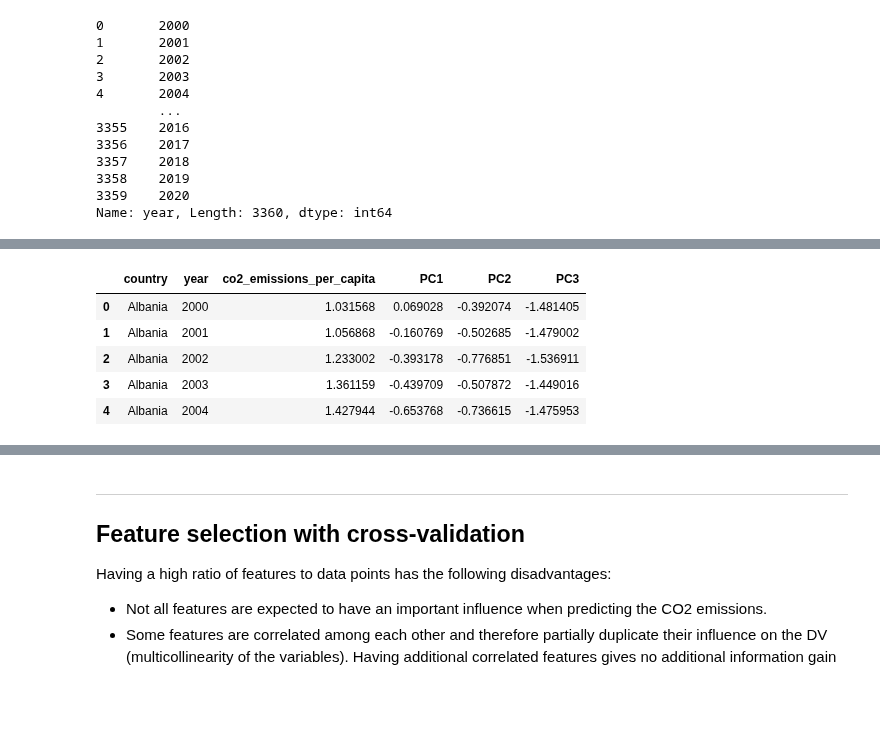
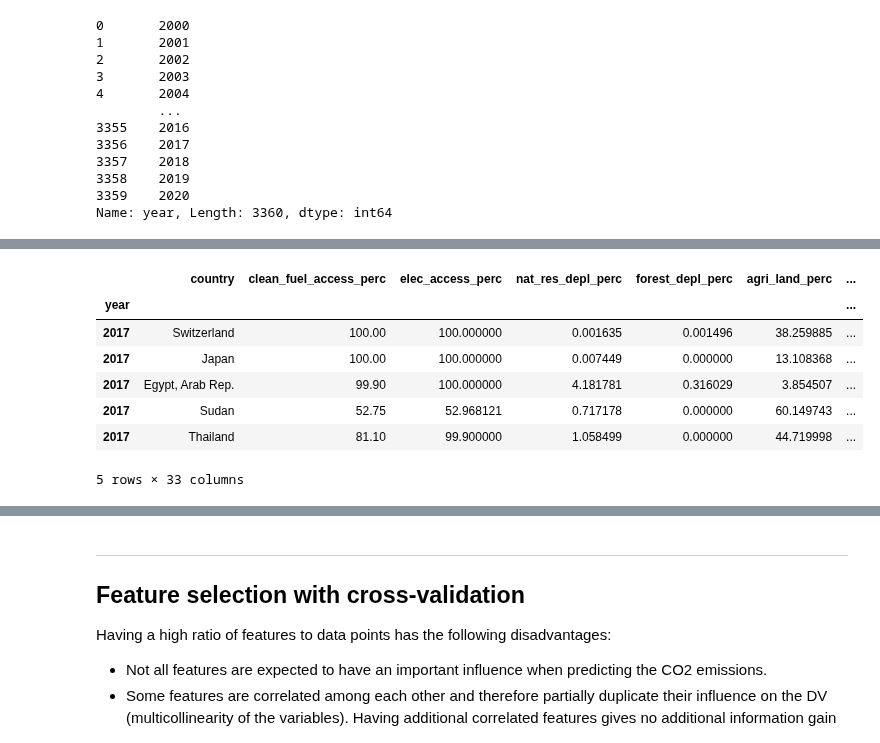
Before and after one commit to KleinerToaster/co2_prediction_countries, a Jupyter notebook: notebook/co2_model_training.ipynb, the cells around one changed output, grey strips where cells are left out. Saved outputs shown, nothing was run; the diff lists cells and outputs as text; code cells hidden in the pictures; blank space fills up the shorter version.

Commit message:
adding Feature engineering and new target variable (next year)

```diff
--- a/notebook/co2_model_training.ipynb
+++ b/notebook/co2_model_training.ipynb
@@ -122,0 +142,11 @@ Name: year, Length: 3360, dtype: int64
+# %%
+data_cleaned.set_index('year', inplace=True)
+data_cleaned.sort_index(inplace=True)
+
+# Create lagged variables for CO2 emissions per capita (previous year)
+data_cleaned['co2_emissions_per_capita_lag1'] = data_cleaned.groupby('country')['co2_emissions_per_capita'].shift(1)
+# Create target variables for CO2 emissions per capita (next year)
+data_cleaned['co2_emissions_per_capita_target'] = data_cleaned.groupby('country')['co2_emissions_per_capita'].shift(-1)
+
+# Drop rows with NaN values created by lag features
+data_cleaned.dropna(inplace=True)
@@ -122,0 +176,4 @@ Name: year, Length: 3360, dtype: int64
+# %%
+# Assuming 'year' is a column in your DataFrame
+train_data = data_cleaned[data_cleaned.index < 2017]
+test_data = data_cleaned[data_cleaned.index >= 2017]
@@ -123,9 +191,11 @@ Name: year, Length: 3360, dtype: int64
 # %%
-data_pca.head()
+test_data.head()
 # %% [output]
-|  | country | year | co2_emissions_per_capita | PC1 | PC2 | PC3 |
-| 0 | Albania | 2000 | 1.031568 | 0.069028 | -0.392074 | -1.481405 |
-| 1 | Albania | 2001 | 1.056868 | -0.160769 | -0.502685 | -1.479002 |
-| 2 | Albania | 2002 | 1.233002 | -0.393178 | -0.776851 | -1.536911 |
-| 3 | Albania | 2003 | 1.361159 | -0.439709 | -0.507872 | -1.449016 |
-| 4 | Albania | 2004 | 1.427944 | -0.653768 | -0.736615 | -1.475953 |
+|  | country | clean_fuel_access_perc | elec_access_perc | nat_res_depl_perc | forest_depl_perc | agri_land_perc | ... |
+| year |  |  |  |  |  |  | ... |
+| 2017 | Switzerland | 100.00 | 100.000000 | 0.001635 | 0.001496 | 38.259885 | ... |
+| 2017 | Japan | 100.00 | 100.000000 | 0.007449 | 0.000000 | 13.108368 | ... |
+| 2017 | Egypt, Arab Rep. | 99.90 | 100.000000 | 4.181781 | 0.316029 | 3.854507 | ... |
+| 2017 | Sudan | 52.75 | 52.968121 | 0.717178 | 0.000000 | 60.149743 | ... |
+| 2017 | Thailand | 81.10 | 99.900000 | 1.058499 | 0.000000 | 44.719998 | ... |
+5 rows × 33 columns
```
Also changed, not shown: parts of 17 cells of this notebook.
